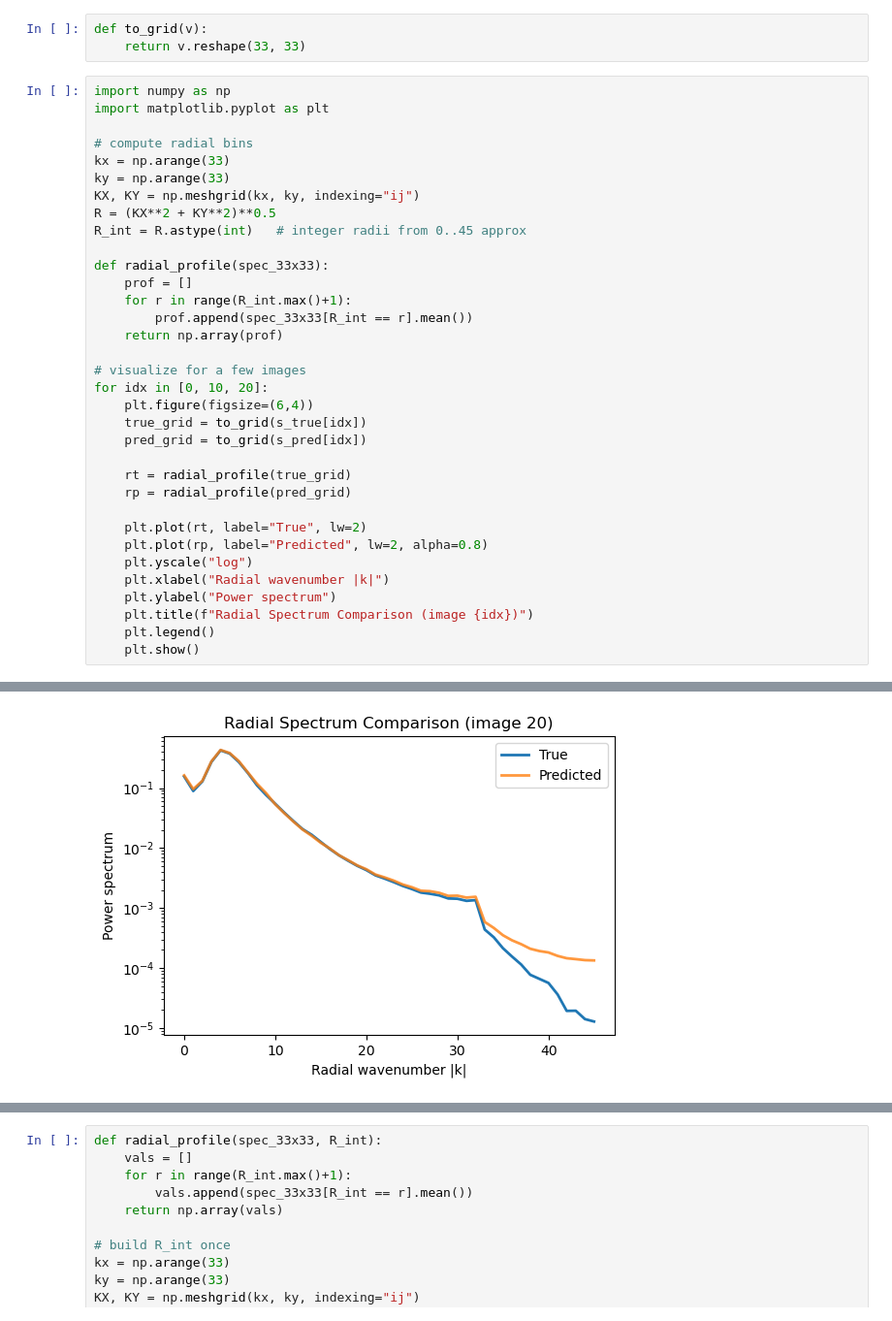
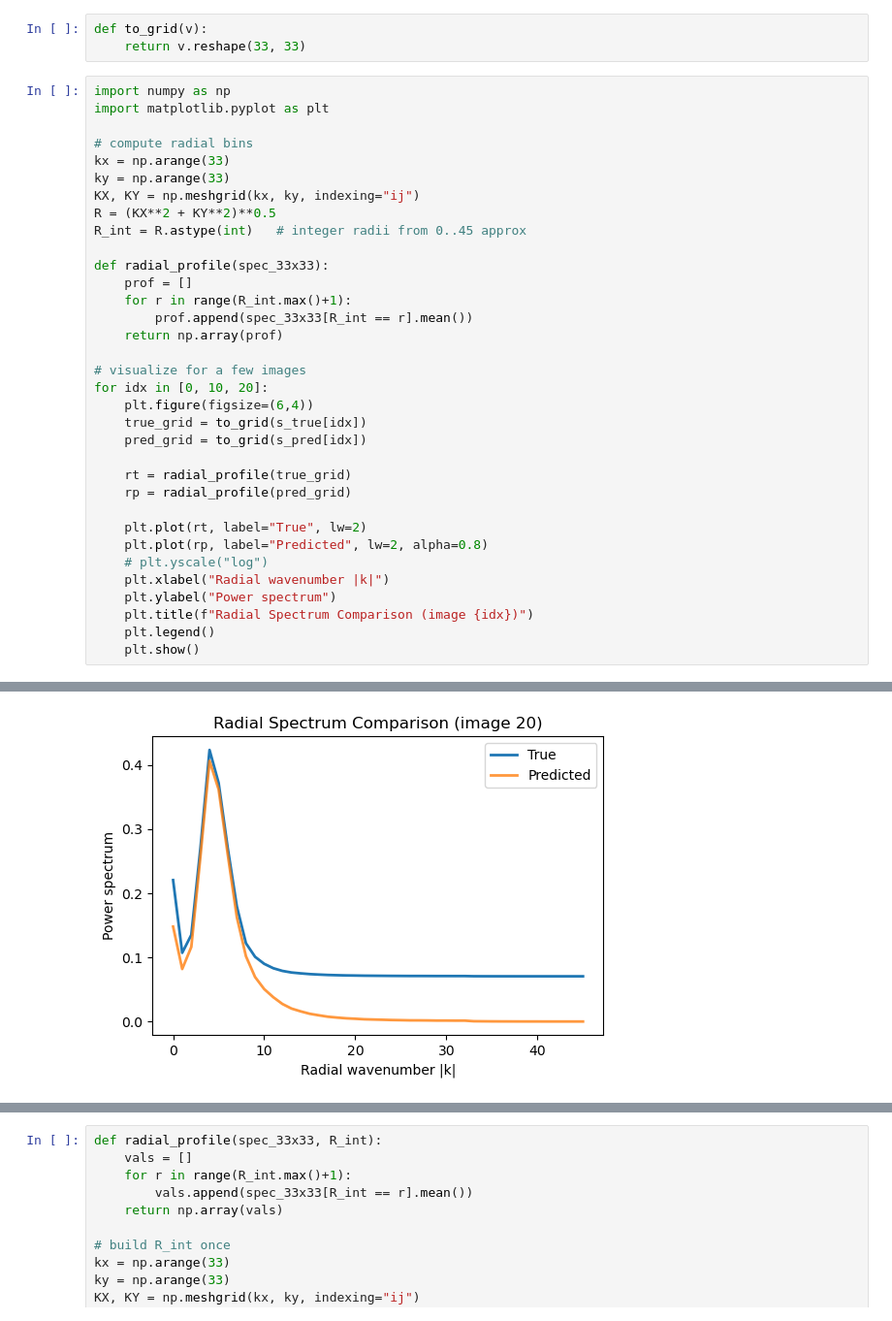
Before and after one commit to HarrisonGoldwyn/distributional_SRCNN, a Jupyter notebook: sr_ordered_train0p75/cov_prediction/dev.ipynb, the cells around one changed output, grey strips where cells are left out. Shown at 97% size. Saved outputs shown, nothing was run; the diff lists cells and outputs as text.

```diff
--- a/sr_ordered_train0p75/cov_prediction/dev.ipynb
+++ b/sr_ordered_train0p75/cov_prediction/dev.ipynb
@@ -94,7 +143,7 @@ for idx in [0, 10, 20]:
 
     plt.plot(rt, label="True", lw=2)
     plt.plot(rp, label="Predicted", lw=2, alpha=0.8)
-    plt.yscale("log")
+    # plt.yscale("log")
     plt.xlabel("Radial wavenumber |k|")
     plt.ylabel("Power spectrum")
     plt.title(f"Radial Spectrum Comparison (image {idx})")
@@ -106 +155 @@ for idx in [0, 10, 20]:
-[figure, old version]
+[figure, new version]
```
Also changed, not shown: parts of 25 cells of this notebook, 2 other files.
